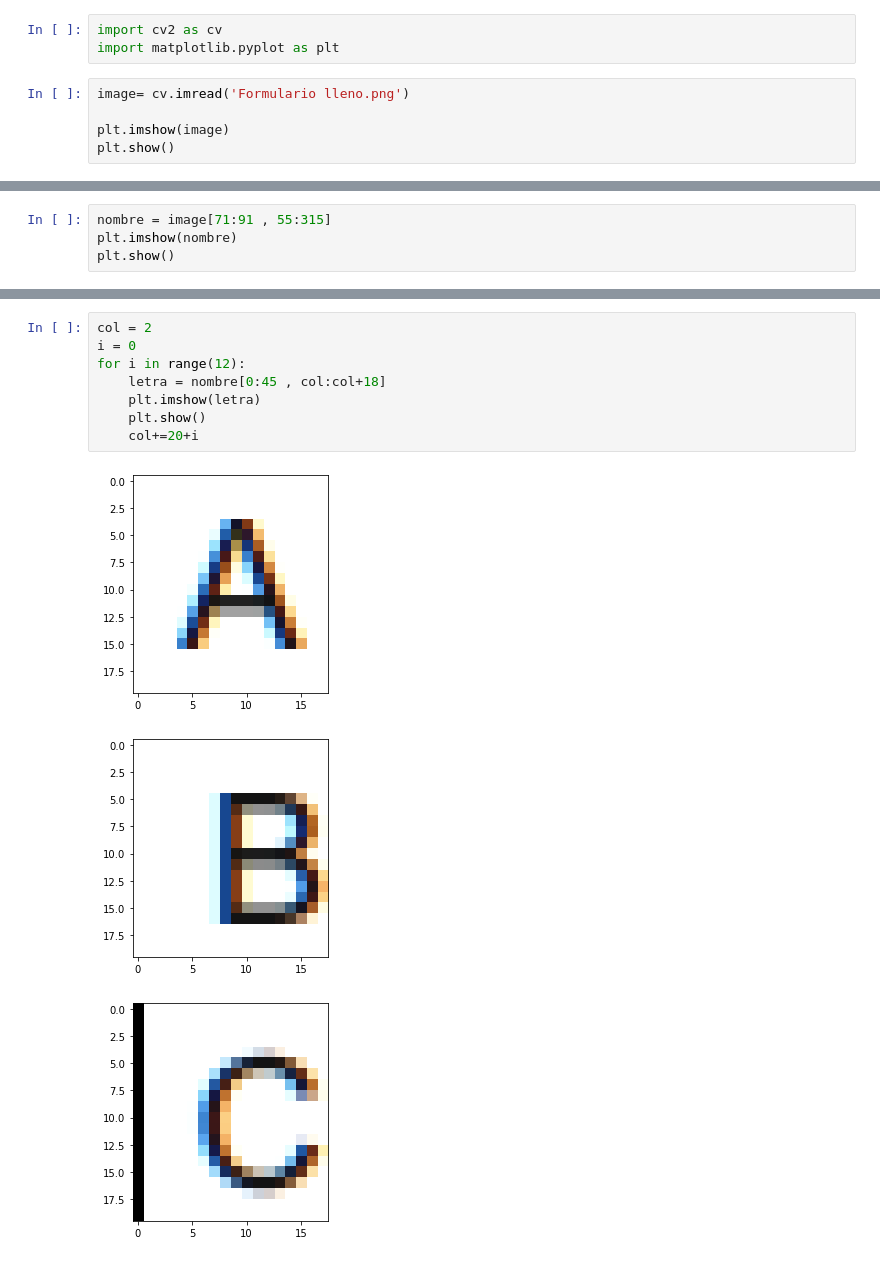
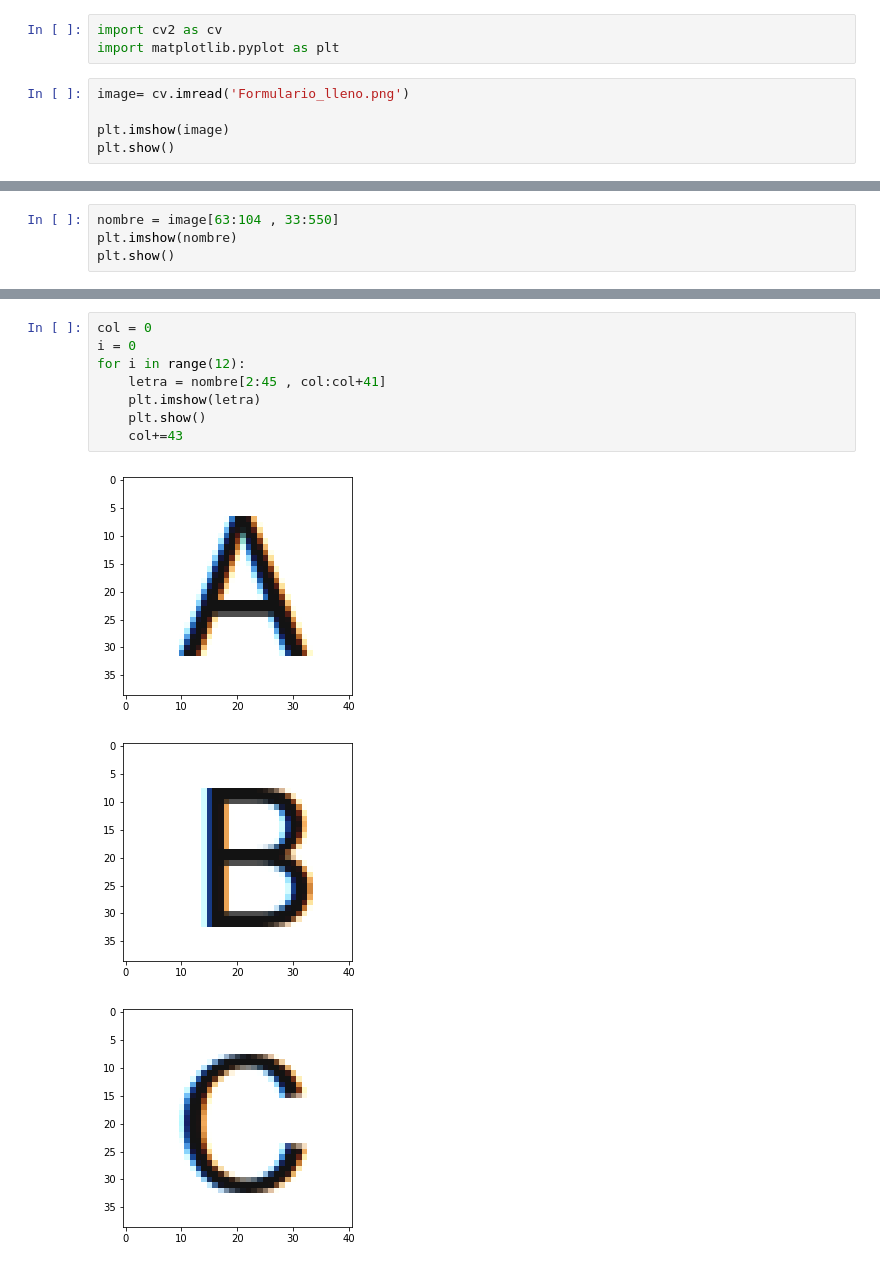
Before and after one commit to charlie4498/EmbebidosP3, a Jupyter notebook: Edicion_Img.ipynb, the cells around one changed output, grey strips where cells are left out. Saved outputs shown, nothing was run; the diff lists cells and outputs as text.

```diff
--- a/Edicion_Img.ipynb
+++ b/Edicion_Img.ipynb
@@ -2,7 +2,7 @@
 import cv2 as cv
 import matplotlib.pyplot as plt
 # %%
-image= cv.imread('Formulario lleno.png')
+image= cv.imread('Formulario_lleno.png')
 
 plt.imshow(image)
 plt.show()
@@ -11,5 +11,5 @@ plt.show()
 # %%
-nombre = image[71:91 , 55:315]
+nombre = image[63:104 , 33:550]
 plt.imshow(nombre)
 plt.show()
 # %% [output]
@@ -17,12 +17,12 @@ plt.show()
 # %%
-col = 2
+col = 0
 i = 0
 for i in range(12):
-    letra = nombre[0:45 , col:col+18]
+    letra = nombre[2:45 , col:col+41]
     plt.imshow(letra)
     plt.show()
-    col+=20+i
+    col+=43
 # %% [output]
-[figure, old version]
+[figure, new version]
-[figure, old version]
+[figure, new version]
-[figure, old version]
+[figure, new version]
```
Also changed, not shown: parts of 3 cells of this notebook.
